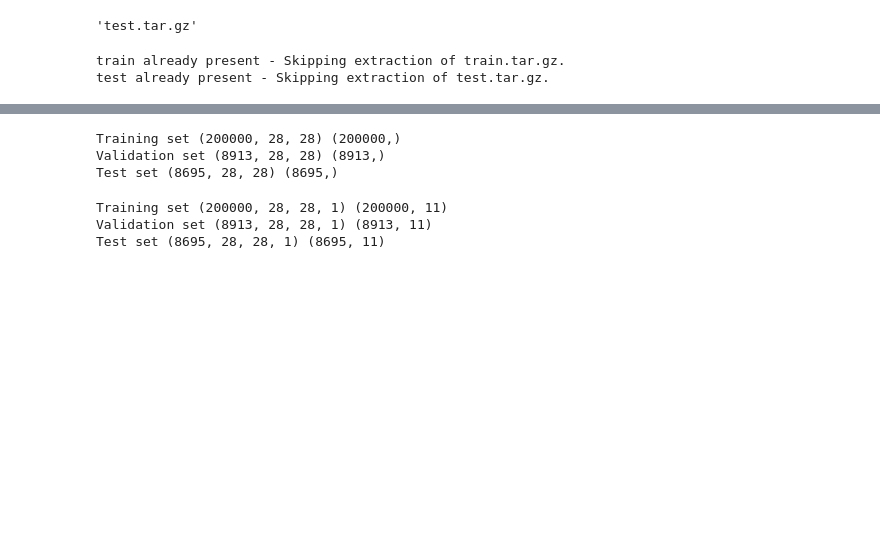
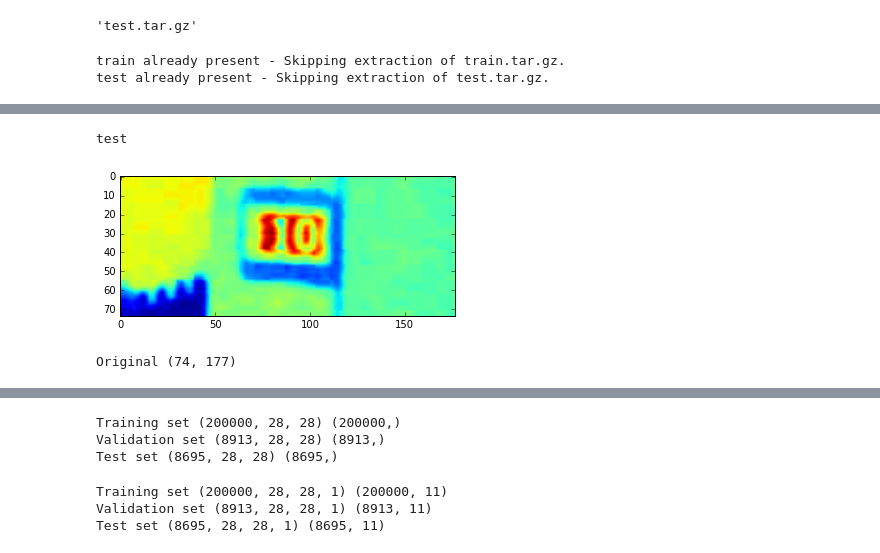
Before and after one commit to bvstillwell/udacity-mlnd-capstone, a Jupyter notebook: p5_deep/05 - SVHN.ipynb, the cells around one changed output, grey strips where cells are left out. Saved outputs shown, nothing was run; the diff lists cells and outputs as text; code cells hidden in the pictures; blank space fills up the shorter version.

```diff
--- a/p5_deep/05 - SVHN.ipynb
+++ b/p5_deep/05 - SVHN.ipynb
@@ -85,15 +76,0 @@ with open('test/digitStruct.json') as data_file:
-# %%
-import h5py
-f = h5py.File('test/digitStruct.mat', cacheSettings=(0, 4999, 100*1024*1024, 0.75))
-
-a = f[:]
-
-print(f.name)
-print(f)
-keys = f.keys()
-print(keys)
-refs = f[keys[1]]
-print(refs.keys())
-a = f[u'digitStruct/name']
-print(a)
-data = f[u'digitStruct/bbox']
@@ -231,0 +104,65 @@ print(l[0])
+# %%
+pixel_depth = 255.0  # Number of levels per pixel.
+import os
+from scipy import ndimage
+import scipy.misc as spm
+import scipy.ndimage as spn
+
+screen_ratio = 1080./1920.
+
+def load_images(folder, pic_info, min_num_images, show=False):
+    """Load the data for a single letter label."""
+    image_files = os.listdir(folder)
+
+    result = []
+
+    print(folder)
+    num_images = 0
+
+    for image in np.random.choice(image_files, min_num_images):
+        image_file = os.path.join(folder, image)
+
+        image_data = (ndimage.imread(image_file, flatten=True).astype(float) -
+                    pixel_depth / 2) / pixel_depth
+
+        ratio = 1.0 * image_data.shape[0] / image_data.shape[1]
+
+        if ratio < screen_ratio:
+            factor = 1.0 * img_height / image_data.shape[0]
+        else:
+            factor = 1.0 * img_width / image_data.shape[1]
+
+        img = spn.interpolation.zoom(image_data, factor)
+
+        y = (img.shape[0] - img_height) // 2
+        x = (img.shape[1] - img_width) // 2
+
+        img_resized = img[y:y + img_height, x:x+img_width]
+
+        img_colors = img_resized.astype(np.float32) - np.min(img_resized)
+        img_colors = img_colors / np.max(img_colors) - 0.5
+
+        if show:
+            plt.imshow(image_data)
+            plt.show()
+            print("Original", image_data.shape)
+            plt.imshow(img)
+            plt.show()
+            print("Zoomed", img.shape)
+            plt.imshow(img_resized)
+            plt.show()
+            print("Cropped", img_resized.shape)
+            plt.imshow(img_colors)
+            plt.show()
+            print("Color ranged:", np.max(img_colors), np.min(img_colors))
+            print("Filename:%s" % image)
+            print("Label:%s" % pic_info[image])
+
+        result.append(img_resized)
+    return result
+
+tmp_images = load_images('test', test_info, 5, show=True)
+# %% [output]
+test
+[figure, added]
+Original (74, 177)
```
Also changed, not shown: parts of 12 cells of this notebook.
